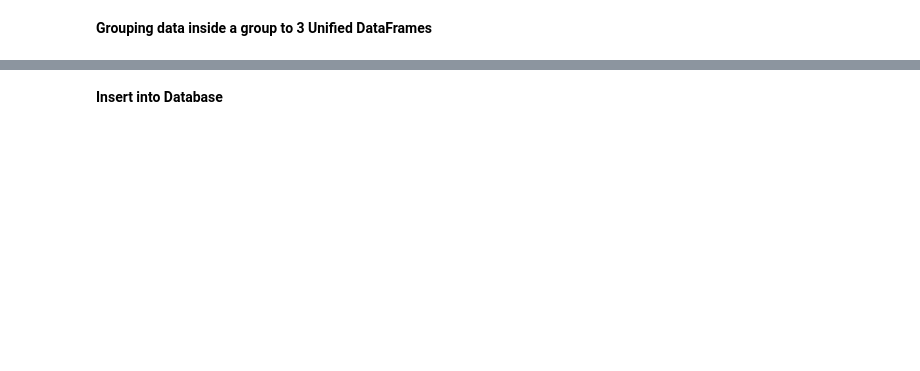
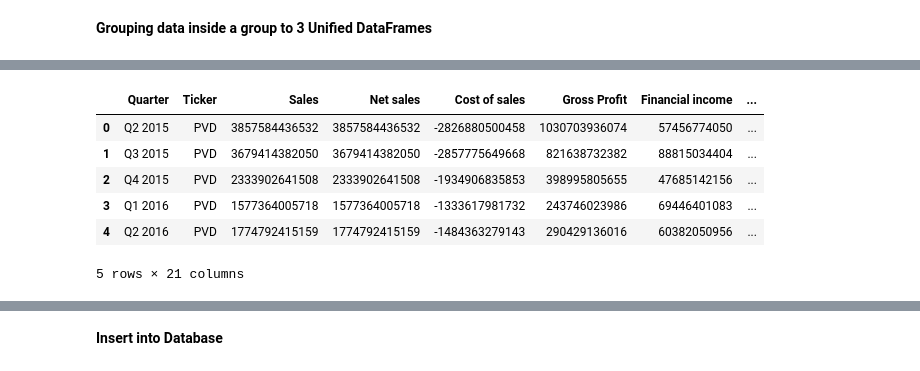
Before and after one commit to tranthanhbinh1/stock-recommendation-system, a Jupyter notebook: test.ipynb, the cells around one changed output, grey strips where cells are left out. Saved outputs shown, nothing was run; the diff lists cells and outputs as text; code cells hidden in the pictures; blank space fills up the shorter version.

```diff
--- a/test.ipynb
+++ b/test.ipynb
@@ -604,0 +643,20 @@ Index(['Short-term investments', 'Inventories', 'Other current assets', 'Cost',
+# %%
+# Get the column names
+cols = pd.Series(all_data_processed.columns)
+
+# Find any duplicate column names
+for dup in cols[cols.duplicated()].unique():
+    cols[cols[cols == dup].index.values.tolist()] = [dup + '_' + str(i) if i != 0 else dup for i in range(sum(cols == dup))]
+
+# Rename the columns with the new names
+all_data_processed.columns = cols
+# %%
+all_data_processed.head()
+# %% [output]
+|  | Quarter | Ticker | Sales | Net sales | Cost of sales | Gross Profit | Financial income | ... |
+| 0 | Q2 2015 | PVD | 3857584436532 | 3857584436532 | -2826880500458 | 1030703936074 | 57456774050 | ... |
+| 1 | Q3 2015 | PVD | 3679414382050 | 3679414382050 | -2857775649668 | 821638732382 | 88815034404 | ... |
+| 2 | Q4 2015 | PVD | 2333902641508 | 2333902641508 | -1934906835853 | 398995805655 | 47685142156 | ... |
+| 3 | Q1 2016 | PVD | 1577364005718 | 1577364005718 | -1333617981732 | 243746023986 | 69446401083 | ... |
+| 4 | Q2 2016 | PVD | 1774792415159 | 1774792415159 | -1484363279143 | 290429136016 | 60382050956 | ... |
+5 rows × 21 columns
```
Also changed, not shown: parts of 10 cells of this notebook, 2 other files.
